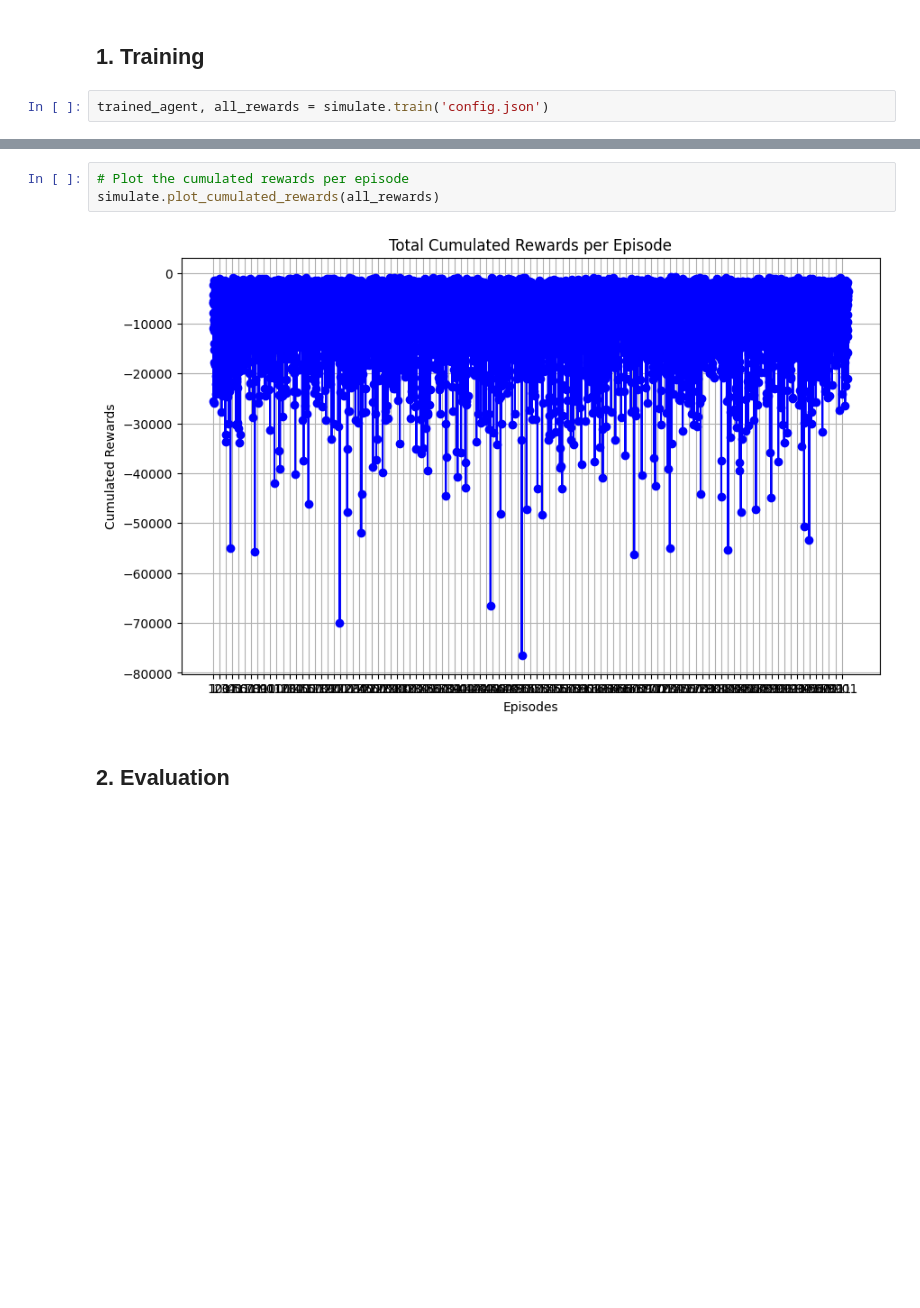
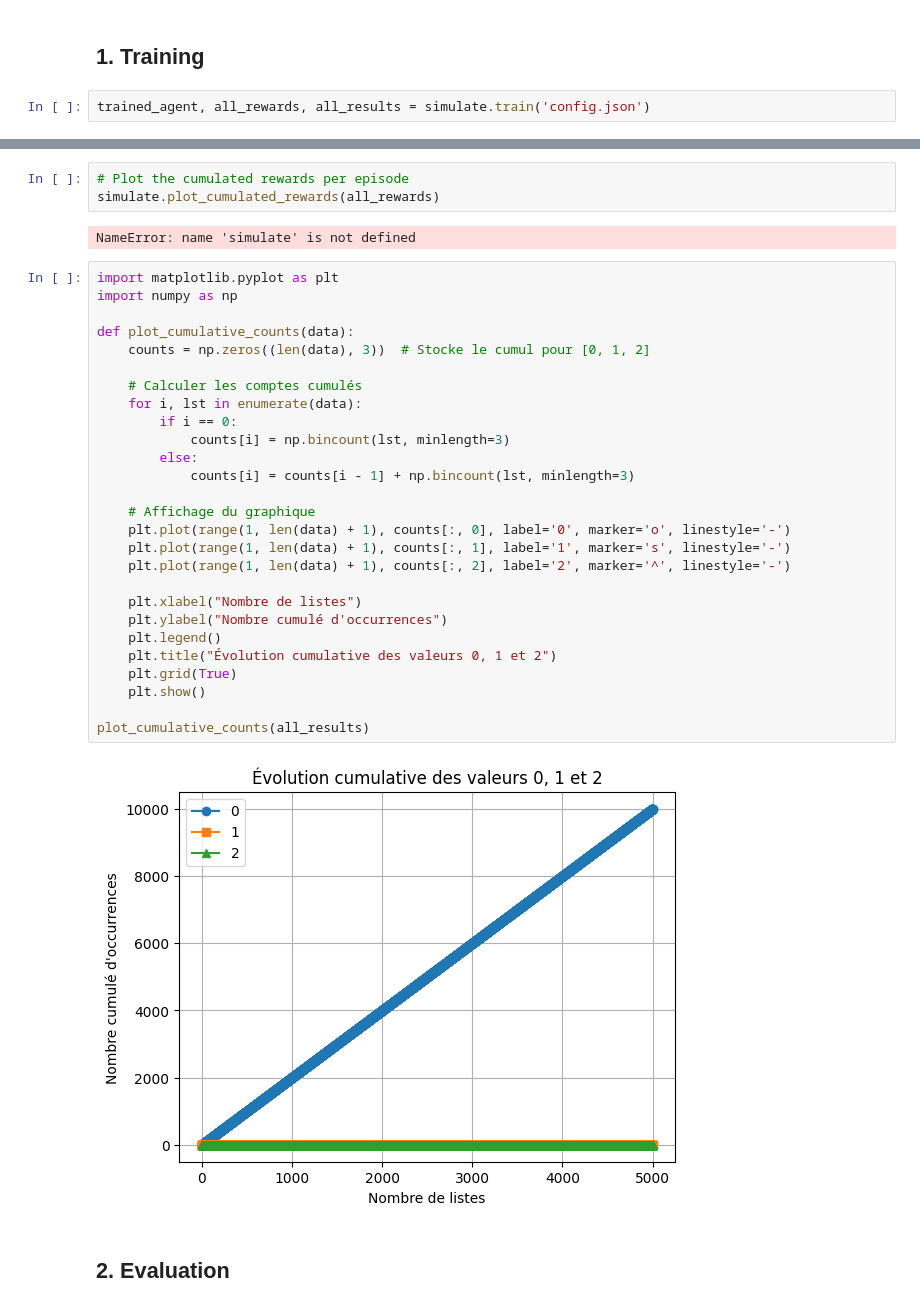
Before and after one commit to baptxste/AIRBUS_hackathon, a Jupyter notebook: hackathon_toolkit/teamname_hackathon.ipynb, the cells around one changed output, grey strips where cells are left out. Drawn from its saved outputs; the diff is of its cells as text; blank space fills up the shorter version.

Commit message:
qleanring et rewards

```diff
--- a/hackathon_toolkit/teamname_hackathon.ipynb
+++ b/hackathon_toolkit/teamname_hackathon.ipynb
@@ -39,5 +18,5 @@ NameError: name 'cfg' is not defined
 # %% [markdown]
 ## 1. Training
 # %%
-trained_agent, all_rewards = simulate.train('config.json')
+trained_agent, all_rewards, all_results = simulate.train('config.json')
 # %% [output]
@@ -48,7 +41,36 @@ Simulation interrupted by the user
 # Plot the cumulated rewards per episode
 simulate.plot_cumulated_rewards(all_rewards)
 # %% [output]
-[figure, removed]
+NameError: name 'simulate' is not defined
+# %%
+import matplotlib.pyplot as plt
+import numpy as np
+
+def plot_cumulative_counts(data):
+    counts = np.zeros((len(data), 3))  # Stocke le cumul pour [0, 1, 2]
+
+    # Calculer les comptes cumulés
+    for i, lst in enumerate(data):
+        if i == 0:
+            counts[i] = np.bincount(lst, minlength=3)
+        else:
+            counts[i] = counts[i - 1] + np.bincount(lst, minlength=3)
+
+    # Affichage du graphique
+    plt.plot(range(1, len(data) + 1), counts[:, 0], label='0', marker='o', linestyle='-')
+    plt.plot(range(1, len(data) + 1), counts[:, 1], label='1', marker='s', linestyle='-')
+    plt.plot(range(1, len(data) + 1), counts[:, 2], label='2', marker='^', linestyle='-')
+
+    plt.xlabel("Nombre de listes")
+    plt.ylabel("Nombre cumulé d'occurrences")
+    plt.legend()
+    plt.title("Évolution cumulative des valeurs 0, 1 et 2")
+    plt.grid(True)
+    plt.show()
+
+plot_cumulative_counts(all_results)
+# %% [output]
+[figure, added]
 # %% [markdown]
 ## 2. Evaluation
 # %%
```
Also changed, not shown: parts of 5 cells of this notebook, 9 other files.
